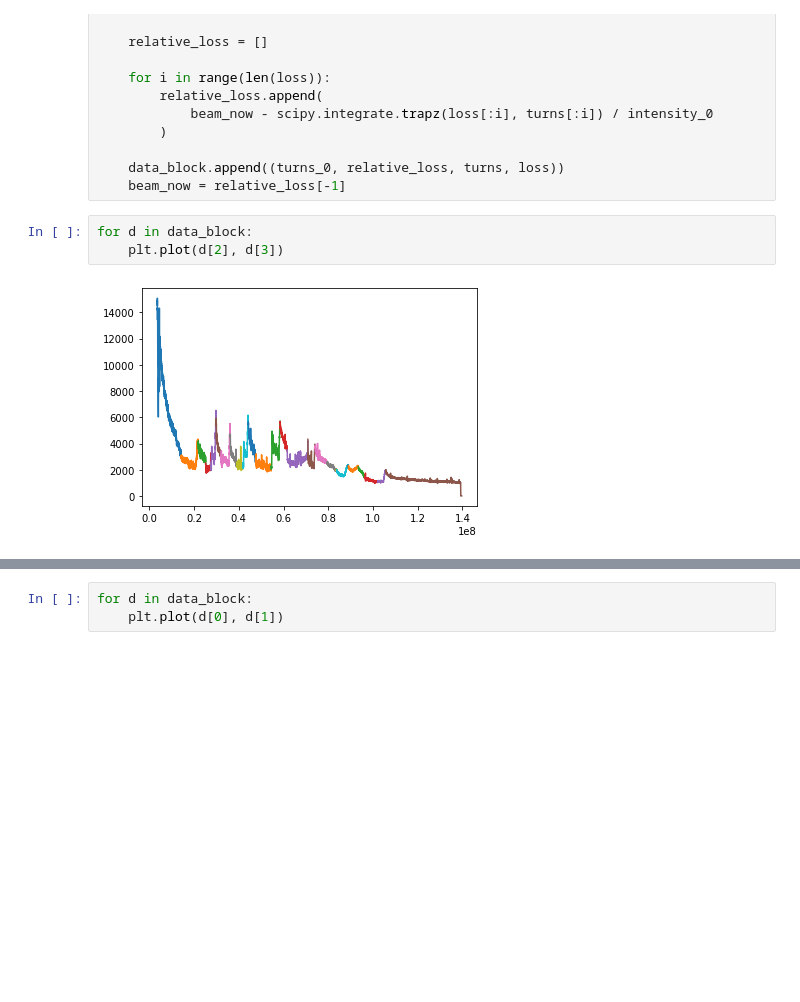
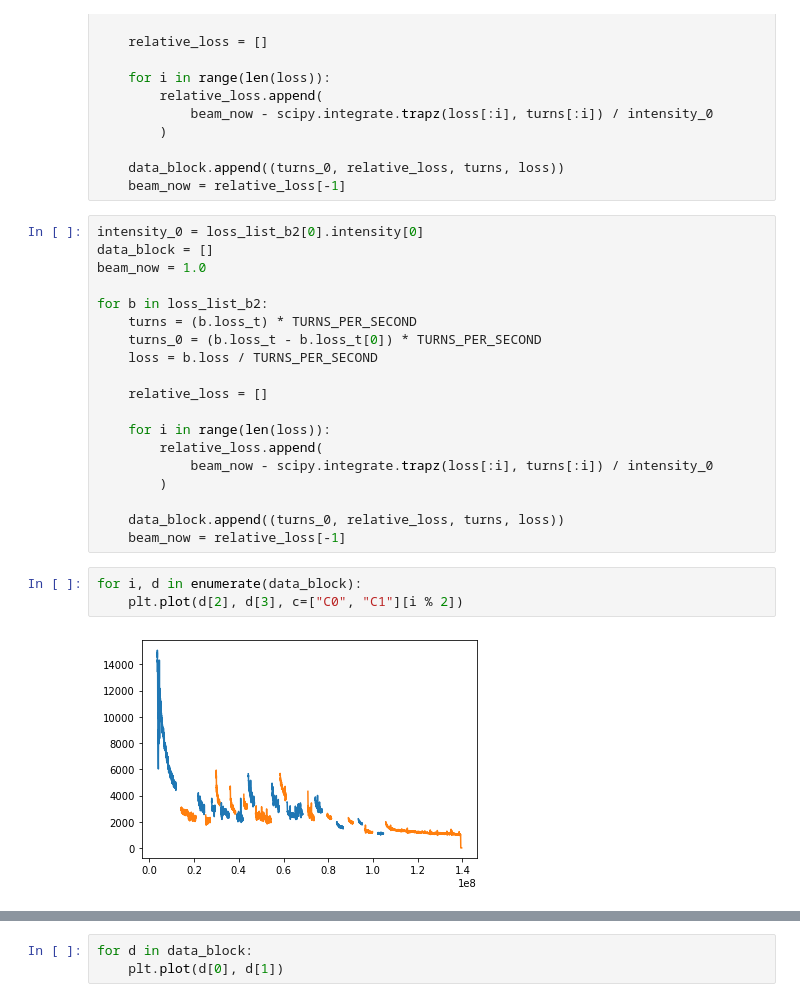
Before and after one commit to carlidel/wire_compensator_data, a Jupyter notebook: fokker_fit.ipynb, the cells around one changed output, grey strips where cells are left out. Saved outputs shown, nothing was run; the diff lists cells and outputs as text; blank space fills up the shorter version.

```diff
--- a/fokker_fit.ipynb
+++ b/fokker_fit.ipynb
@@ -1196,8 +1602,27 @@ for b in loss_list_cont_b2:
 
     data_block.append((turns_0, relative_loss, turns, loss))
     beam_now = relative_loss[-1]
+# %%
+intensity_0 = loss_list_b2[0].intensity[0]
+data_block = []
+beam_now = 1.0
+
+for b in loss_list_b2:
+    turns = (b.loss_t) * TURNS_PER_SECOND
+    turns_0 = (b.loss_t - b.loss_t[0]) * TURNS_PER_SECOND
+    loss = b.loss / TURNS_PER_SECOND
+
+    relative_loss = []
+
+    for i in range(len(loss)):
+        relative_loss.append(
+            beam_now - scipy.integrate.trapz(loss[:i], turns[:i]) / intensity_0
+        )
+
+    data_block.append((turns_0, relative_loss, turns, loss))
+    beam_now = relative_loss[-1]
 # %%
-for d in data_block:
-    plt.plot(d[2], d[3])
+for i, d in enumerate(data_block):
+    plt.plot(d[2], d[3], c=["C0", "C1"][i % 2])
 # %% [output]
-[figure, old version]
+[figure, new version]
```
Also changed, not shown: parts of 22 cells of this notebook.
